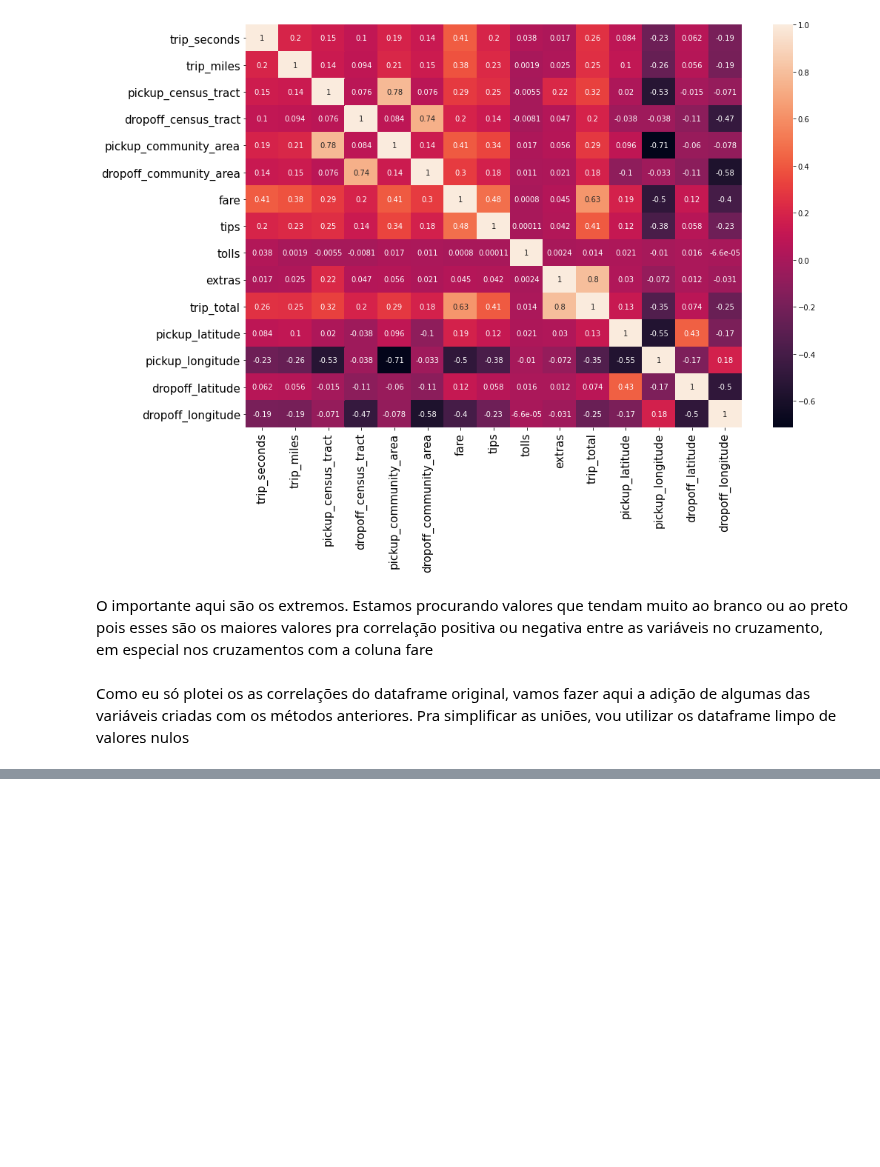
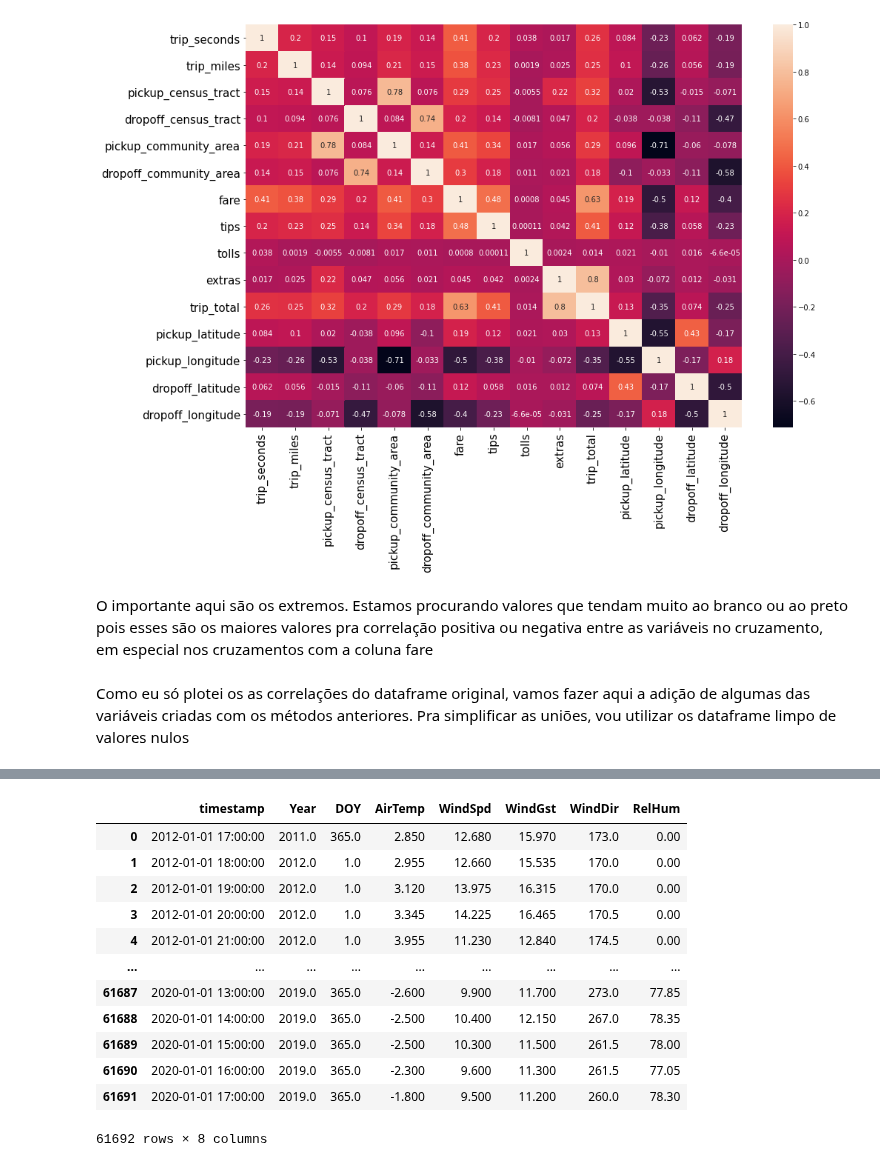
Before and after one commit to LeoFernanndes/portfolio, a Jupyter notebook: ChicagoTaxiRidePrice_parte2.ipynb, the cells around one changed output, grey strips where cells are left out. Drawn from its saved outputs; the diff is of its cells as text; code cells hidden in the pictures; blank space fills up the shorter version.

```diff
--- a/ChicagoTaxiRidePrice_parte2.ipynb
+++ b/ChicagoTaxiRidePrice_parte2.ipynb
@@ -578,0 +793,16 @@ df_baseline_limpo_novas_features
+# %%
+dataframe_clima_to_merge
+# %% [output]
+|  | timestamp | Year | DOY | AirTemp | WindSpd | WindGst | WindDir | RelHum |
+| 0 | 2012-01-01 17:00:00 | 2011.0 | 365.0 | 2.850 | 12.680 | 15.970 | 173.0 | 0.00 |
+| 1 | 2012-01-01 18:00:00 | 2012.0 | 1.0 | 2.955 | 12.660 | 15.535 | 170.0 | 0.00 |
+| 2 | 2012-01-01 19:00:00 | 2012.0 | 1.0 | 3.120 | 13.975 | 16.315 | 170.0 | 0.00 |
+| 3 | 2012-01-01 20:00:00 | 2012.0 | 1.0 | 3.345 | 14.225 | 16.465 | 170.5 | 0.00 |
+| 4 | 2012-01-01 21:00:00 | 2012.0 | 1.0 | 3.955 | 11.230 | 12.840 | 174.5 | 0.00 |
+| ... | ... | ... | ... | ... | ... | ... | ... | ... |
+| 61687 | 2020-01-01 13:00:00 | 2019.0 | 365.0 | -2.600 | 9.900 | 11.700 | 273.0 | 77.85 |
+| 61688 | 2020-01-01 14:00:00 | 2019.0 | 365.0 | -2.500 | 10.400 | 12.150 | 267.0 | 78.35 |
+| 61689 | 2020-01-01 15:00:00 | 2019.0 | 365.0 | -2.500 | 10.300 | 11.500 | 261.5 | 78.00 |
+| 61690 | 2020-01-01 16:00:00 | 2019.0 | 365.0 | -2.300 | 9.600 | 11.300 | 261.5 | 77.05 |
+| 61691 | 2020-01-01 17:00:00 | 2019.0 | 365.0 | -1.800 | 9.500 | 11.200 | 260.0 | 78.30 |
+61692 rows × 8 columns
```
Also changed, not shown: parts of 12 cells of this notebook.
